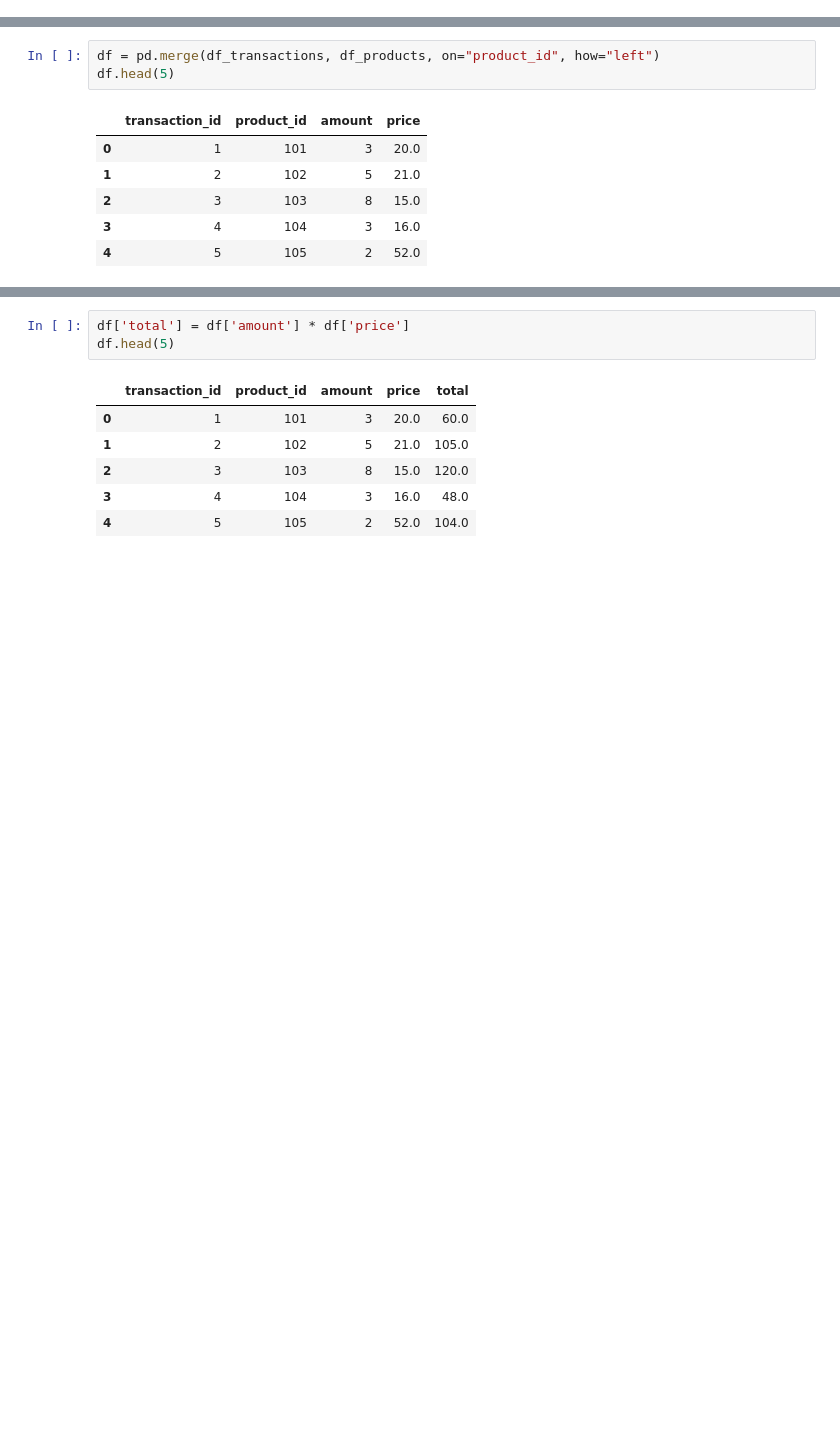
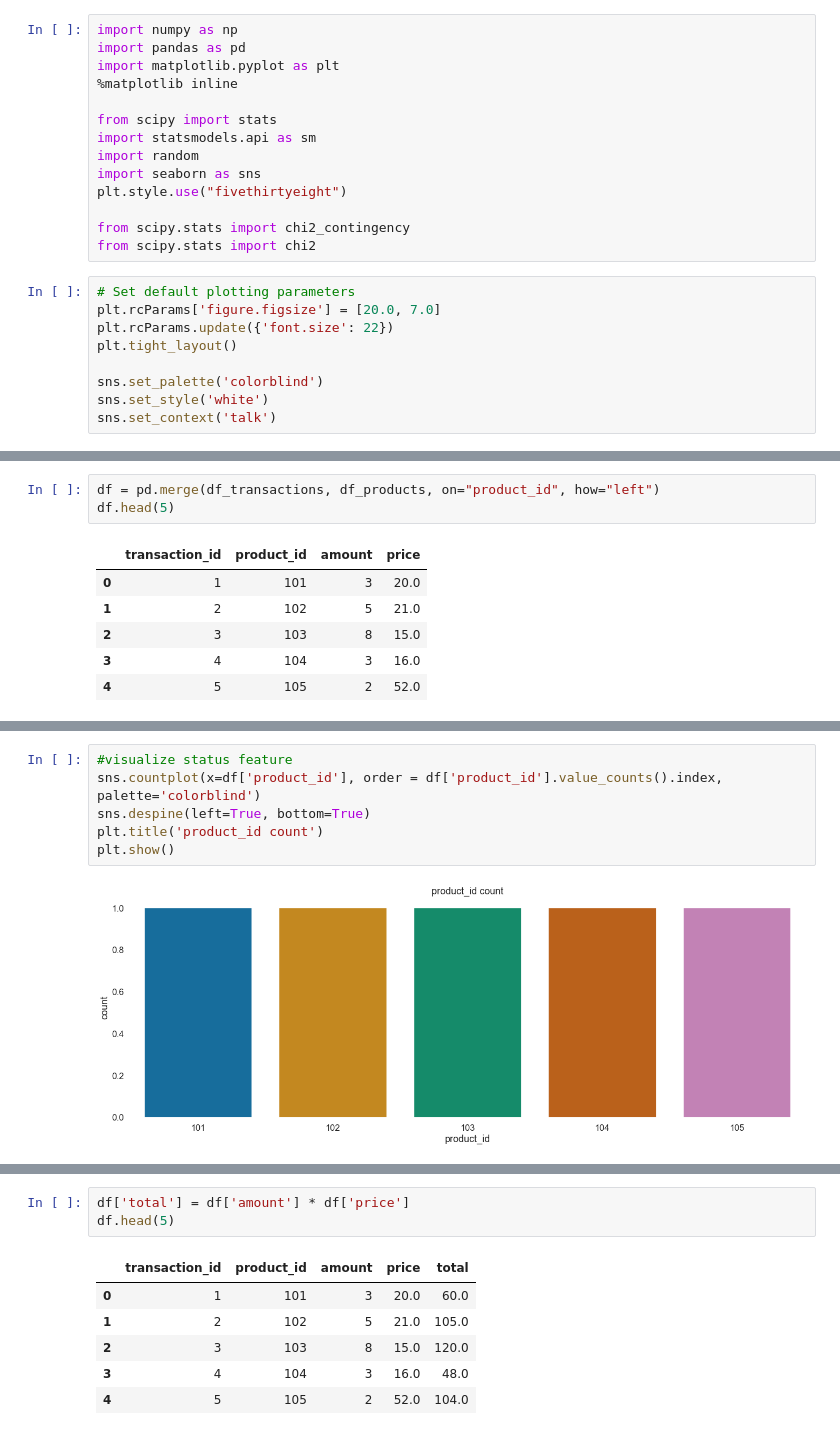
Before and after one commit to lj015625/CodeSnippet, a Jupyter notebook: src/main/python/questions/transactions.ipynb, the cells around one changed output, grey strips where cells are left out. Cells and saved outputs as stored; diff of their text form; blank space fills up the shorter version.

```diff
--- a/src/main/python/questions/transactions.ipynb
+++ b/src/main/python/questions/transactions.ipynb
@@ -0,0 +3,23 @@
+# %%
+import numpy as np
+import pandas as pd
+import matplotlib.pyplot as plt
+%matplotlib inline
+
+from scipy import stats
+import statsmodels.api as sm
+import random
+import seaborn as sns
+plt.style.use("fivethirtyeight")
+
+from scipy.stats import chi2_contingency
+from scipy.stats import chi2
+# %%
+# Set default plotting parameters
+plt.rcParams['figure.figsize'] = [20.0, 7.0]
+plt.rcParams.update({'font.size': 22})
+plt.tight_layout()
+
+sns.set_palette('colorblind')
+sns.set_style('white')
+sns.set_context('talk')
@@ -19,0 +93,8 @@ df.head(5)
+# %%
+#visualize status feature
+sns.countplot(x=df['product_id'], order = df['product_id'].value_counts().index, palette='colorblind')
+sns.despine(left=True, bottom=True)
+plt.title('product_id count')
+plt.show()
+# %% [output]
+[figure, added]
```
Also changed, not shown: parts of 12 cells of this notebook.
